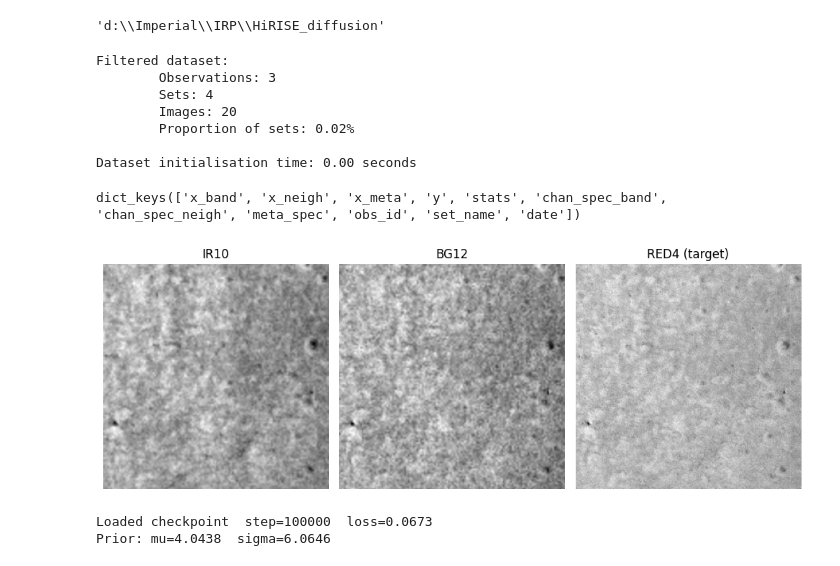
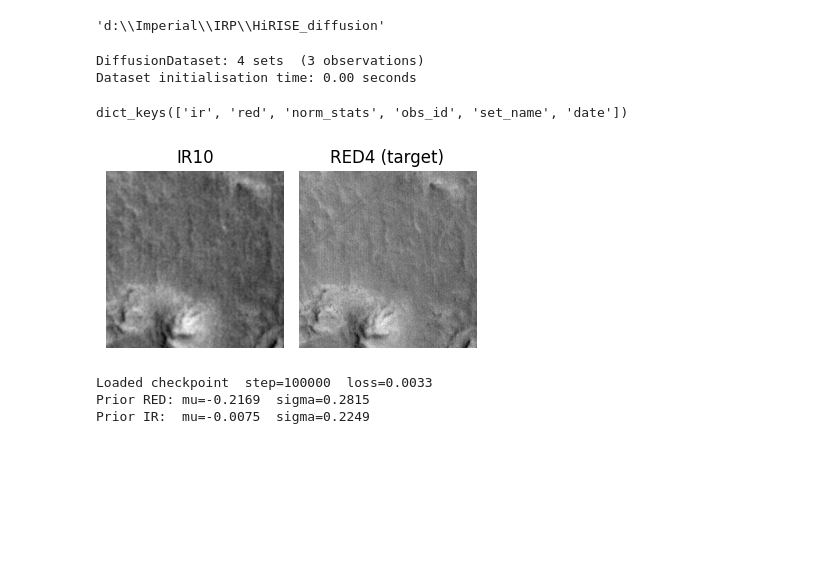
Before and after one commit to EricKing22/HiRISE_diffusion, a Jupyter notebook: interpolate.ipynb, the cells around one changed output. Cells and saved outputs as stored; diff of their text form; code cells hidden in the pictures; blank space fills up the shorter version.

```diff
--- a/interpolate.ipynb
+++ b/interpolate.ipynb
@@ -12,42 +12,34 @@ project_root
 dr = pd.read_csv(project_root + '\\data\\files\\data_record_bin12.csv')
 allowed_sets = [19645, 7292, 7293, 14774]  # observations present in data/files/npy_files_b12
 
-dataset = FilteredHiRISEDataset(transform=None, data_record=dr, meta_cols=['Binning', 'TDI'], sweep=False, allowed_sets=allowed_sets)
+dataset = DiffusionDataset(data_record=dr, data_root=project_root + "/data", sweep=False, allowed_sets=allowed_sets)
 
 start_time = time.time()
 print(f"Dataset initialisation time: {time.time() - start_time:.2f} seconds")
 # %% [output]
-Filtered dataset:
-        Observations: 3
-        Sets: 4
-        Images: 20
-        Proportion of sets: 0.02%
-
+DiffusionDataset: 4 sets  (3 observations)
 Dataset initialisation time: 0.00 seconds
 # %%
-sample = dataset[1]
+sample = dataset[2]
 print(sample.keys())
 # %% [output]
-dict_keys(['x_band', 'x_neigh', 'x_meta', 'y', 'stats', 'chan_spec_band', 'chan_spec_neigh', 'meta_spec', 'obs_id', 'set_name', 'date'])
+dict_keys(['ir', 'red', 'norm_stats', 'obs_id', 'set_name', 'date'])
 # %%
 %matplotlib inline
 import matplotlib.pyplot as plt
 
-fig, axs = plt.subplots(1, 3, figsize=(10, 5))
+fig, axs = plt.subplots(1, 2, figsize=(4, 5))
 
-axs[0].imshow(sample['x_band'][0].numpy(), cmap='gray')
+axs[0].imshow(sample['ir'][0].numpy(), cmap='gray')
 axs[0].set_title("IR10")
 axs[0].axis('off')
-axs[1].imshow(sample['x_band'][1].numpy(), cmap='gray')
-axs[1].set_title("BG12")
+axs[1].imshow(sample['red'][0].numpy(), cmap='gray')
+axs[1].set_title("RED4 (target)")
 axs[1].axis('off')
-axs[2].imshow(sample['y'][0].numpy(), cmap='gray')
-axs[2].set_title("RED4 (target)")
-axs[2].axis('off')
 plt.tight_layout()
 plt.show()
 # %% [output]
-[figure, old version]
+[figure, new version]
 # %%
 import sys
 import torch
@@ -83,9 +75,14 @@ scheduler = DDPMScheduler(
     beta_end   = cfg_model.beta_end,
 ).to(device)
 
-prior_stats = load_prior_stats(os.path.join(project_root, "src/output/prior_red.pt"), device)
-print(f"Prior: mu={prior_stats['mu'].item():.4f}  sigma={prior_stats['sigma'].item():.4f}")
+prior_red_stats = load_prior_stats(os.path.join(project_root, "src/output/prior_red.pt"), device)
+
+prior_ir_stats = load_prior_stats(os.path.join(project_root, "src/output/prior_ir.pt"), device)
+
+print(f"Prior RED: mu={prior_red_stats['mu'].item():.4f}  sigma={prior_red_stats['sigma'].item():.4f}")
+print(f"Prior IR:  mu={prior_ir_stats['mu'].item():.4f}  sigma={prior_ir_stats['sigma'].item():.4f}")
 # %% [output]
-Loaded checkpoint  step=100000  loss=0.0673
-Prior: mu=4.0438  sigma=6.0646
+Loaded checkpoint  step=100000  loss=0.0033
+Prior RED: mu=-0.2169  sigma=0.2815
+Prior IR:  mu=-0.0075  sigma=0.2249
 # %%
```
Also changed, not shown: parts of 8 cells of this notebook, 9 other files.
